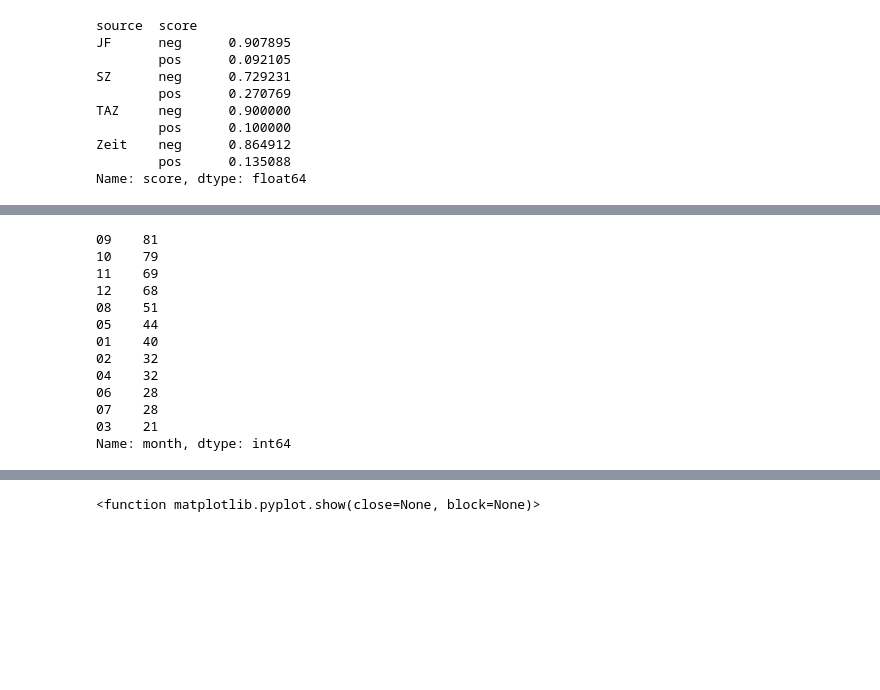
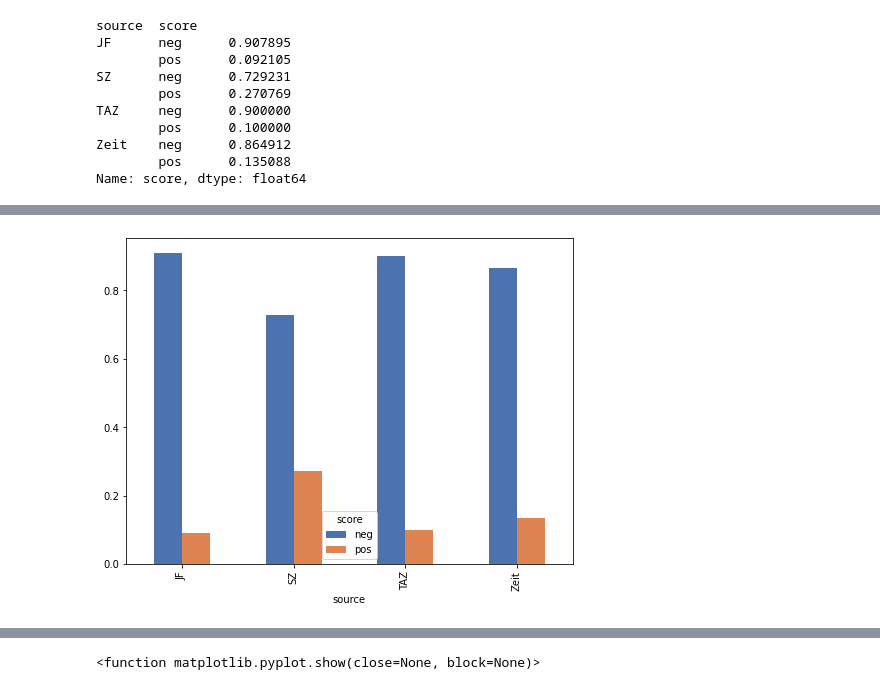
Before and after one commit to Data-Science-for-Linguists-2021/Fl-chtlingskrise-Sentiment-Analysis, a Jupyter notebook: Presentation.ipynb, the cells around one changed output, grey strips where cells are left out. Saved outputs shown, nothing was run; the diff lists cells and outputs as text; code cells hidden in the pictures; blank space fills up the shorter version.

```diff
--- a/Presentation.ipynb
+++ b/Presentation.ipynb
@@ -389,11 +411,3 @@ TAZ     neg      0.900000
 Zeit    neg      0.864912
         pos      0.135088
 Name: score, dtype: float64
-# %%
-sns.set_palette('muted')
-
-posneg_bysource = all_df.groupby('source').score.value_counts(normalize=True)
-posneg_bysource
-
-posneg_bysource.unstack(level=1).plot.bar(figsize=(8,6))
-plt.show()
@@ -422,16 +414,10 @@ See the caveats in the documentation: https://pandas.pydata.org/pandas-docs/stab
-# %%
-zeit_df_wsc['month'].value_counts()
-# %% [output]
-09    81
-10    79
-11    69
-12    68
-08    51
-05    44
-01    40
-02    32
-04    32
-06    28
-07    28
-03    21
-Name: month, dtype: int64
+# %%
+# Another way to vizualize
+sns.set_palette('deep')
+posneg_bysource = all_df.groupby('source').score.value_counts(normalize=True)
+posneg_bysource
+
+posneg_bysource.unstack(level=1).plot.bar(figsize=(8,6))
+plt.show()
+# %% [output]
+[figure, added]
```
Also changed, not shown: parts of 27 cells of this notebook.
